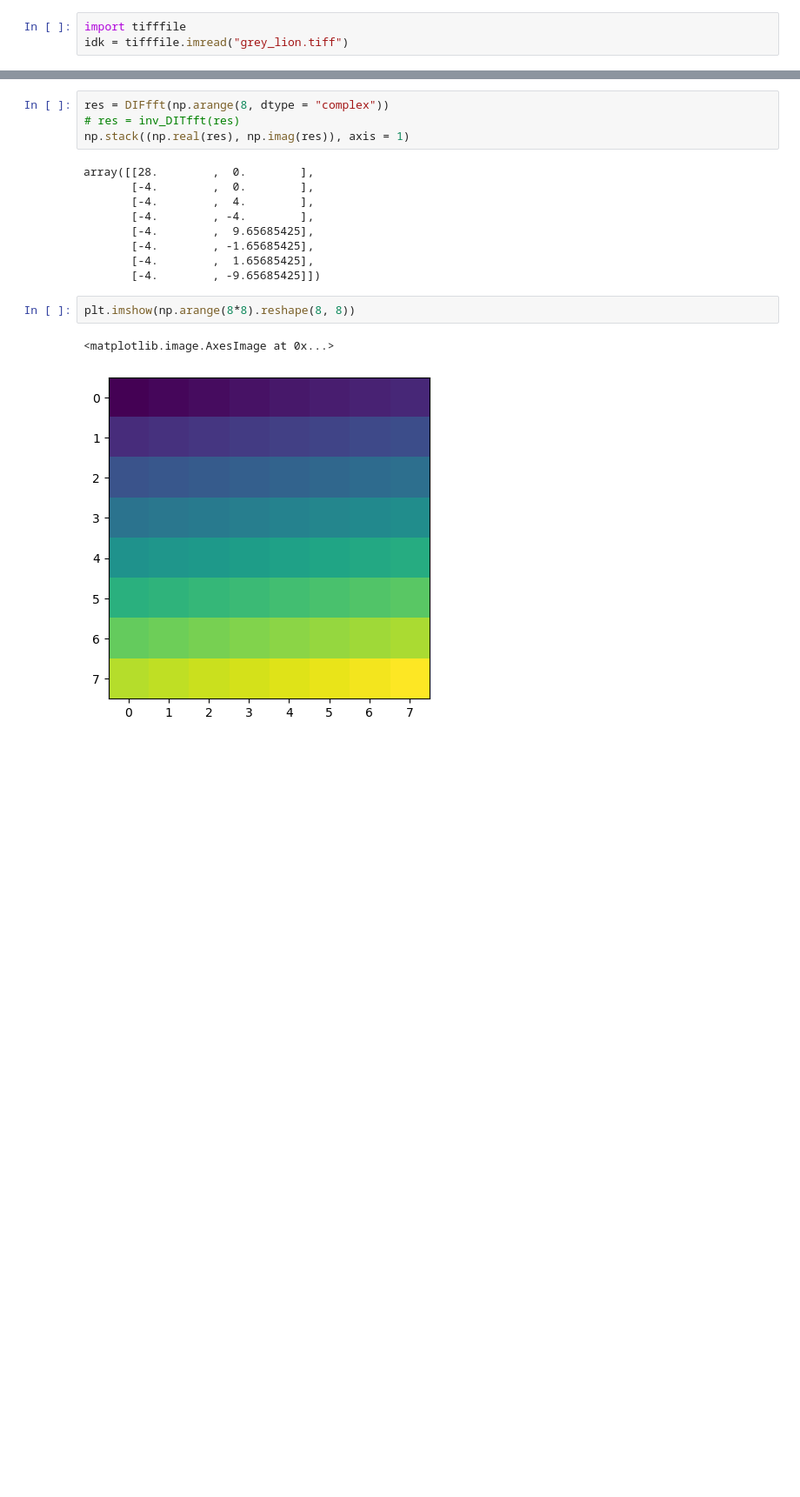
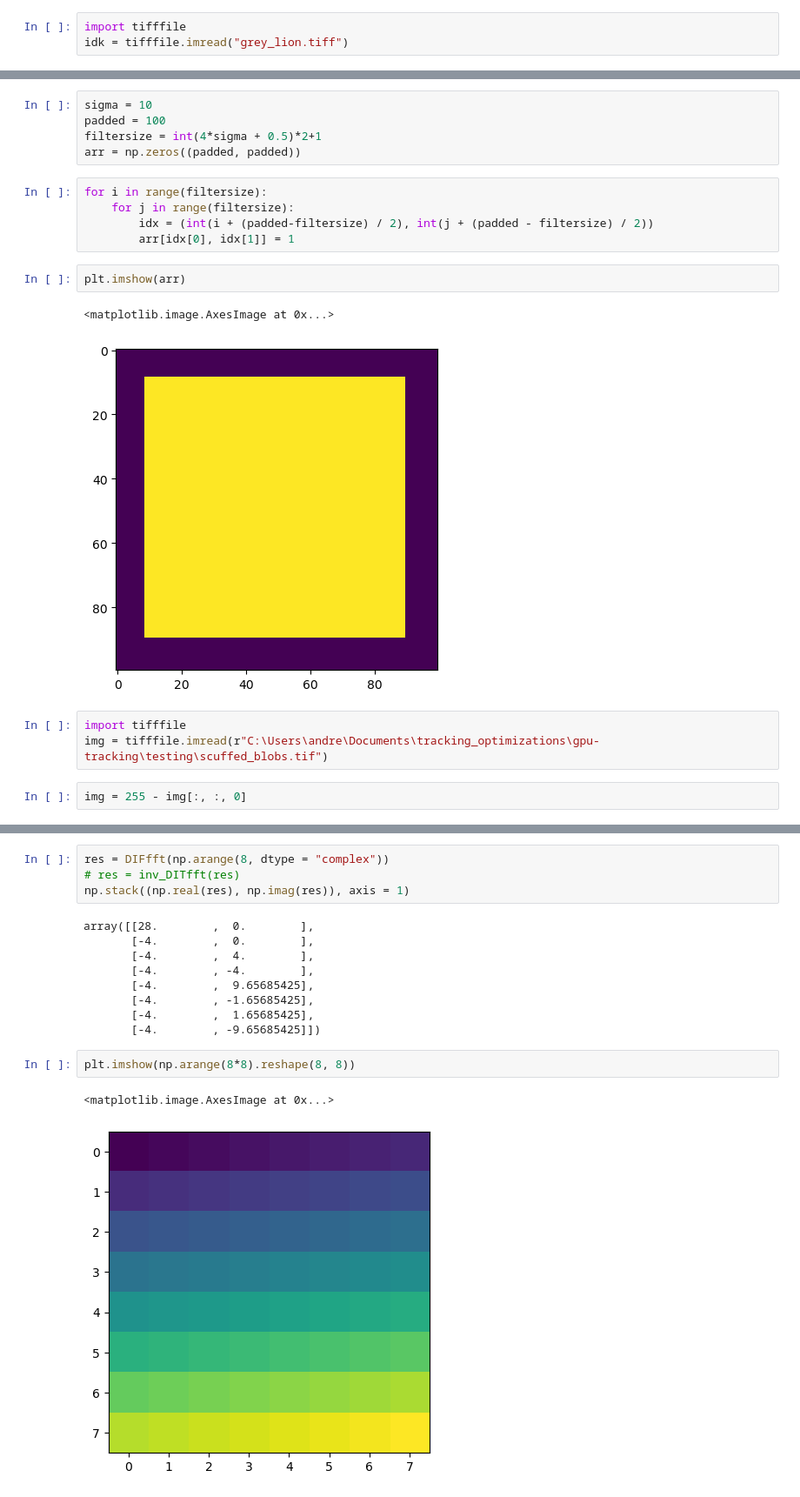
Before and after one commit to amfaber/tracking_optimizations, a Jupyter notebook: gpu-tracking/wgpu-fft/explore.ipynb, the cells around one changed output, grey strips where cells are left out. Shown at 87% size. Saved outputs shown, nothing was run; the diff lists cells and outputs as text; blank space fills up the shorter version.

```diff
--- a/gpu-tracking/wgpu-fft/explore.ipynb
+++ b/gpu-tracking/wgpu-fft/explore.ipynb
@@ -90,0 +129,20 @@ with open("out.bin", "rb") as file:
+# %%
+sigma = 10
+padded = 100
+filtersize = int(4*sigma + 0.5)*2+1
+arr = np.zeros((padded, padded))
+# %%
+for i in range(filtersize):
+    for j in range(filtersize):
+        idx = (int(i + (padded-filtersize) / 2), int(j + (padded - filtersize) / 2))
+        arr[idx[0], idx[1]] = 1
+# %%
+plt.imshow(arr)
+# %% [output]
+<matplotlib.image.AxesImage at 0x...>
+[figure, added]
+# %%
+import tifffile
+img = tifffile.imread(r"C:\Users\andre\Documents\tracking_optimizations\gpu-tracking\testing\scuffed_blobs.tif")
+# %%
+img = 255 - img[:, :, 0]
```
Also changed, not shown: parts of 20 cells of this notebook, 25 other files.
